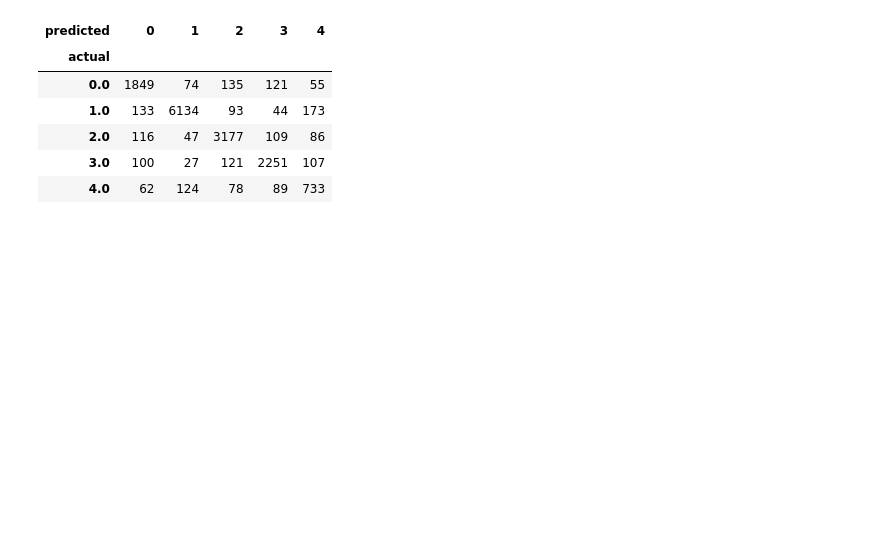
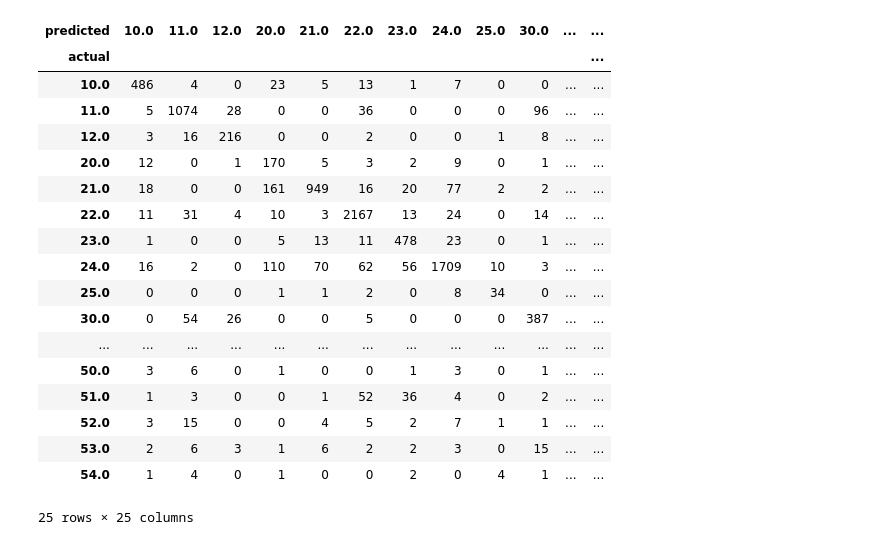
Before and after one commit to nickeubank/leaa_subj, a Jupyter notebook: 10_code/10_bert_training_notebook_2digit_weighted.ipynb, the cells around one changed output. Drawn from its saved outputs; the diff is of its cells as text; code cells hidden in the pictures; blank space fills up the shorter version.

```diff
--- a/10_code/10_bert_training_notebook_2digit_weighted.ipynb
+++ b/10_code/10_bert_training_notebook_2digit_weighted.ipynb
@@ -162,26 +176,24 @@ device = torch.device("cuda" if torch.cuda.is_available() else "cpu")
 # Load model or checkpoint
 ##########
 
-####
-# Load naive bert
-####
-model = "bert-large-uncased"
-tokenizer = BertTokenizer.from_pretrained(model)
-model = BertForSequenceClassification.from_pretrained(
-    model, num_labels=labeled["label_2_encoded"].nunique()
-)
-model.to(device)
+# ####
+# # Load naive bert
+# ####
+# model = "bert-large-uncased"
+# tokenizer = BertTokenizer.from_pretrained(model)
+# model = BertForSequenceClassification.from_pretrained(
+#     model, num_labels=labeled["label_2_encoded"].nunique()
+# )
+# model.to(device)
 
 ####
 # OR Load checkpoint if loading from checkpoint
 ####
-# model = "bert-large-uncased"
-# tokenizer = BertTokenizer.from_pretrained(model)
-# tokenizer.push_to_hub(repo_id, commit_message=f"transfer over large bert tokenizer")
-#
+
 # model = BertForSequenceClassification.from_pretrained(repo_id).to(device)
 # tokenizer = BertTokenizer.from_pretrained(repo_id)
 # model.eval()
+
 
 # Data Prep
 train_dataset = ClassificationDataset(train_text, train_label, tokenizer, MAX_LEN)
@@ -320,13 +368,27 @@ hypers.sort_values("accuracy", ascending=False)
 # %%
+decoded_predictions = label_encoder.inverse_transform(all_predictions)
+decoded_actual = label_encoder.inverse_transform(test_label)
 predictions_and_actual = pd.DataFrame(
-    {"actual": test_label, "predicted": all_predictions}
+    {"actual": decoded_actual, "predicted": decoded_predictions}
 )
 pd.crosstab(predictions_and_actual["actual"], predictions_and_actual["predicted"])
 # %% [output]
-| predicted | 0 | 1 | 2 | 3 | 4 |
-| actual |  |  |  |  |  |
-| 0.0 | 1849 | 74 | 135 | 121 | 55 |
-| 1.0 | 133 | 6134 | 93 | 44 | 173 |
-| 2.0 | 116 | 47 | 3177 | 109 | 86 |
-| 3.0 | 100 | 27 | 121 | 2251 | 107 |
-| 4.0 | 62 | 124 | 78 | 89 | 733 |
+| predicted | 10.0 | 11.0 | 12.0 | 20.0 | 21.0 | 22.0 | 23.0 | 24.0 | 25.0 | 30.0 | ... | ... |
+| actual |  |  |  |  |  |  |  |  |  |  |  | ... |
+| 10.0 | 486 | 4 | 0 | 23 | 5 | 13 | 1 | 7 | 0 | 0 | ... | ... |
+| 11.0 | 5 | 1074 | 28 | 0 | 0 | 36 | 0 | 0 | 0 | 96 | ... | ... |
+| 12.0 | 3 | 16 | 216 | 0 | 0 | 2 | 0 | 0 | 1 | 8 | ... | ... |
+| 20.0 | 12 | 0 | 1 | 170 | 5 | 3 | 2 | 9 | 0 | 1 | ... | ... |
+| 21.0 | 18 | 0 | 0 | 161 | 949 | 16 | 20 | 77 | 2 | 2 | ... | ... |
+| 22.0 | 11 | 31 | 4 | 10 | 3 | 2167 | 13 | 24 | 0 | 14 | ... | ... |
+| 23.0 | 1 | 0 | 0 | 5 | 13 | 11 | 478 | 23 | 0 | 1 | ... | ... |
+| 24.0 | 16 | 2 | 0 | 110 | 70 | 62 | 56 | 1709 | 10 | 3 | ... | ... |
+| 25.0 | 0 | 0 | 0 | 1 | 1 | 2 | 0 | 8 | 34 | 0 | ... | ... |
+| 30.0 | 0 | 54 | 26 | 0 | 0 | 5 | 0 | 0 | 0 | 387 | ... | ... |
+| ... | ... | ... | ... | ... | ... | ... | ... | ... | ... | ... | ... | ... |
+| 50.0 | 3 | 6 | 0 | 1 | 0 | 0 | 1 | 3 | 0 | 1 | ... | ... |
+| 51.0 | 1 | 3 | 0 | 0 | 1 | 52 | 36 | 4 | 0 | 2 | ... | ... |
+| 52.0 | 3 | 15 | 0 | 0 | 4 | 5 | 2 | 7 | 1 | 1 | ... | ... |
+| 53.0 | 2 | 6 | 3 | 1 | 6 | 2 | 2 | 3 | 0 | 15 | ... | ... |
+| 54.0 | 1 | 4 | 0 | 1 | 0 | 0 | 2 | 0 | 4 | 1 | ... | ... |
+25 rows × 25 columns
```
Also changed, not shown: parts of 11 cells of this notebook, 18 other files.
